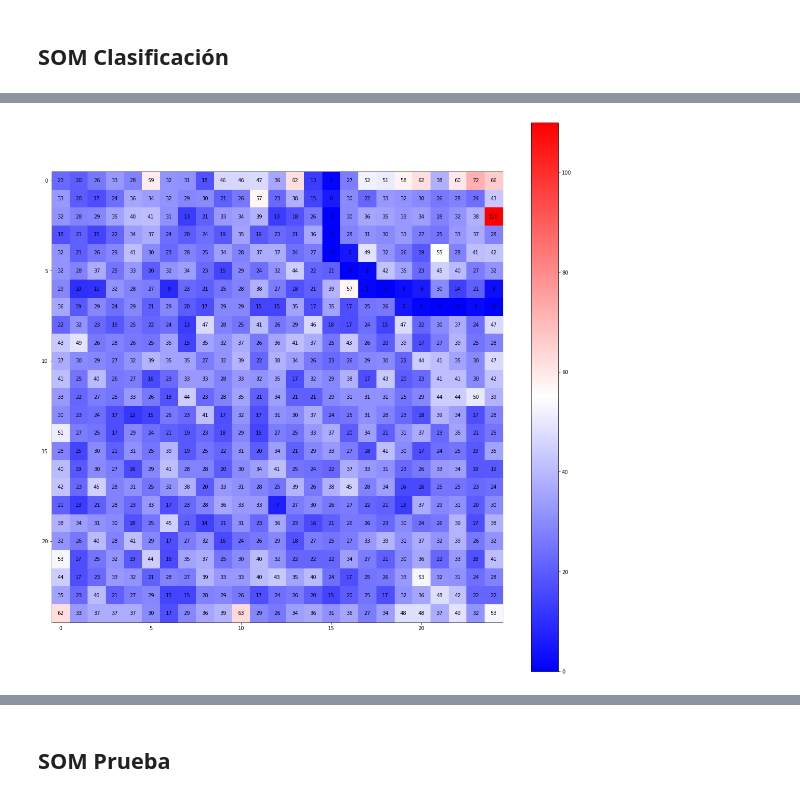
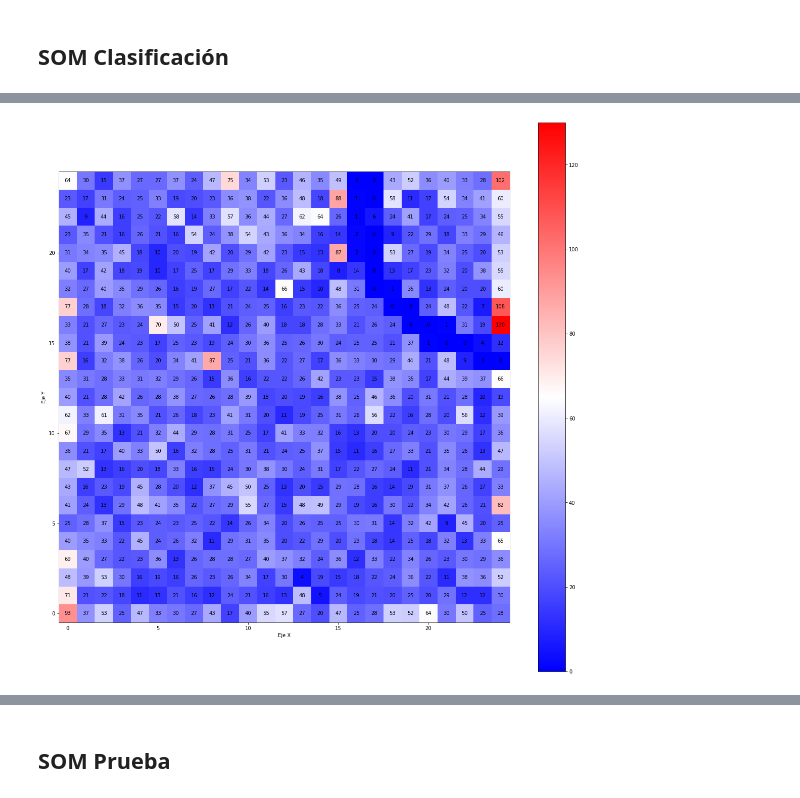
Before and after one commit to marcos261099/Practica1IA2, a Jupyter notebook: p2/L1P2-SOM_jugadores-resultado.ipynb, the cells around one changed output, grey strips where cells are left out. Saved outputs shown, nothing was run; the diff lists cells and outputs as text; code cells hidden in the pictures.

```diff
--- a/p2/L1P2-SOM_jugadores-resultado.ipynb
+++ b/p2/L1P2-SOM_jugadores-resultado.ipynb
@@ -40,8 +46,8 @@ datos.shape
 # %%
 # Inicializa tamaño del mapa de Kohonen, número de iteraciones y learning rate
 # Inicializa normalizar_datos dependiendo de si tienes que normalizar los datos o no
-lado_mapa = 25 #25*25 =625, tendremos 900 neuronas
-periodo = 100000 # las veces que se repite
+lado_mapa = 25 #25*25 =625, tendremos 625 neuronas
+periodo = 25000 # las veces que se repite
 learning_rate =  0.5 # cuanto se desplaza la neurona
 normalizar_datos = True #normalizamos los datos
 # %% [markdown]
@@ -150,8 +156,8 @@ def histograma3D(datos):
     z_data=cordenadas eje z
     '''
 
-    x_data = x_data.T.flatten()
-    y_data = y_data.T.flatten()
+    x_data = x_data.flatten()
+    y_data = y_data.flatten()
     z_data = datos.flatten()
 
     colors = plt.cm.jet(z_data/float(datos.max())) # se crea una  matrix Lado*lado ,4 ; el 4 es porque esta en formato rgba
@@ -162,8 +168,8 @@ def histograma3D(datos):
     ax.bar3d( x_data,y_data,np.zeros(len(z_data)),0.7, 0.7, z_data, color=colors)
     # Los dos valores numericos, representan el grosor de la barra, el primero respecto al eje x y el otro respecto al z
 
-    ax.set_xlabel('Neuronas')
-    ax.set_ylabel('Neuronas')
+    ax.set_xlabel('Neuronas Eje x')
+    ax.set_ylabel('Neuronas Eje y')
     ax.set_zlabel('Nº de veces activada')
     plt.show()
 # %% [markdown]
@@ -215,7 +221,7 @@ Iteración: 100000
 ## SOM Clasificación
 # %%
 # Clasifica los patrones de entrenamiento con la matriz de pesos recién entrenada
-def clasificacion(datos,num_datos):
+def clasificacion(datos,num_datos,IDs):
     Mapa_Clasificacion =np.zeros((lado_mapa,lado_mapa),dtype=object) #guarda en cada neurona el último patrón clasificado.
     Mapa_Activacion =np.zeros((lado_mapa,lado_mapa)) #guarda el número de patrones reconocido por cada neurona
     Mapa_Distancias =np.zeros((lado_mapa,lado_mapa)) #guarda la distancia media de todos los patrones de la clase con su vector de pesos
@@ -266,5 +272,5 @@ def clasificacion(datos,num_datos):
     print("\n\nMapa de Distancias:\n\n"+ str(Mapa_Distancias))
     return Mapa_Clasificacion,Mapa_Activacion
 # %%
-Mapa_Clasificacion,Mapa_Activacion=clasificacion(datos,num_datos)
+Mapa_Clasificacion,Mapa_Activacion=clasificacion(datos,num_datos,IDs)
 # %% [output]
@@ -306,10 +312,12 @@ Mapa de Distancias:
 # %%
 plt.figure(figsize=(20,20))
-plt.imshow(Mapa_Activacion, cmap='bwr', interpolation='nearest')
+plt.imshow(Mapa_Activacion, cmap='bwr', interpolation='nearest',origin='lower')
 for i in range(lado_mapa):
     for j in range(lado_mapa):
             text = plt.text(j, i, int(Mapa_Activacion[i][j]),ha="center", va="center", color="black")
 plt.colorbar()
+plt.xlabel('Eje X')
+plt.ylabel('Eje Y')
 plt.show()
 # %% [output]
-[figure, old version]
+[figure, new version]
```
Also changed, not shown: parts of 18 cells of this notebook.
